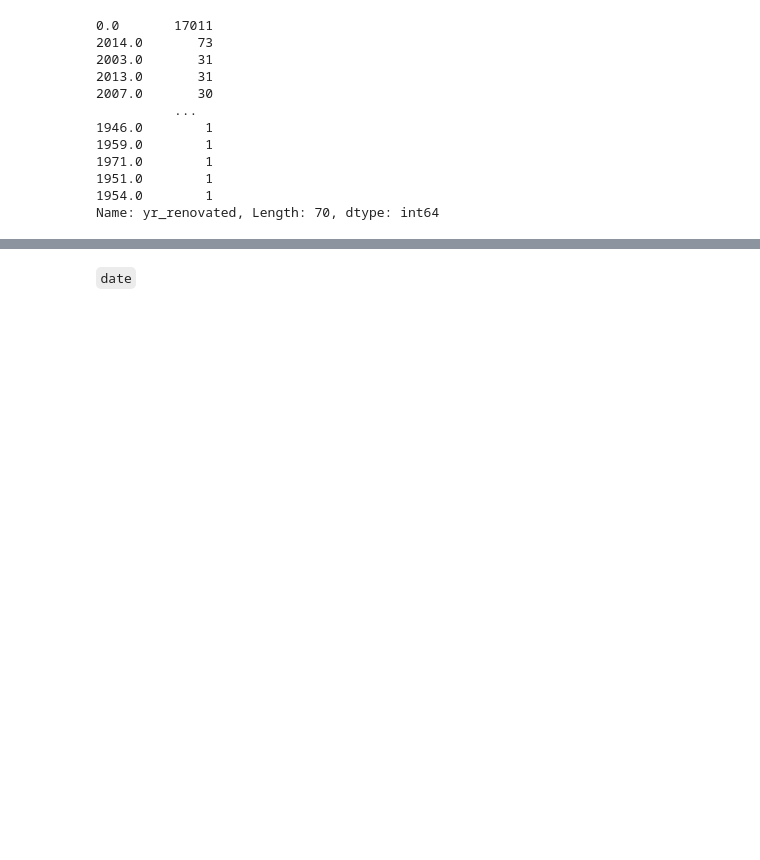
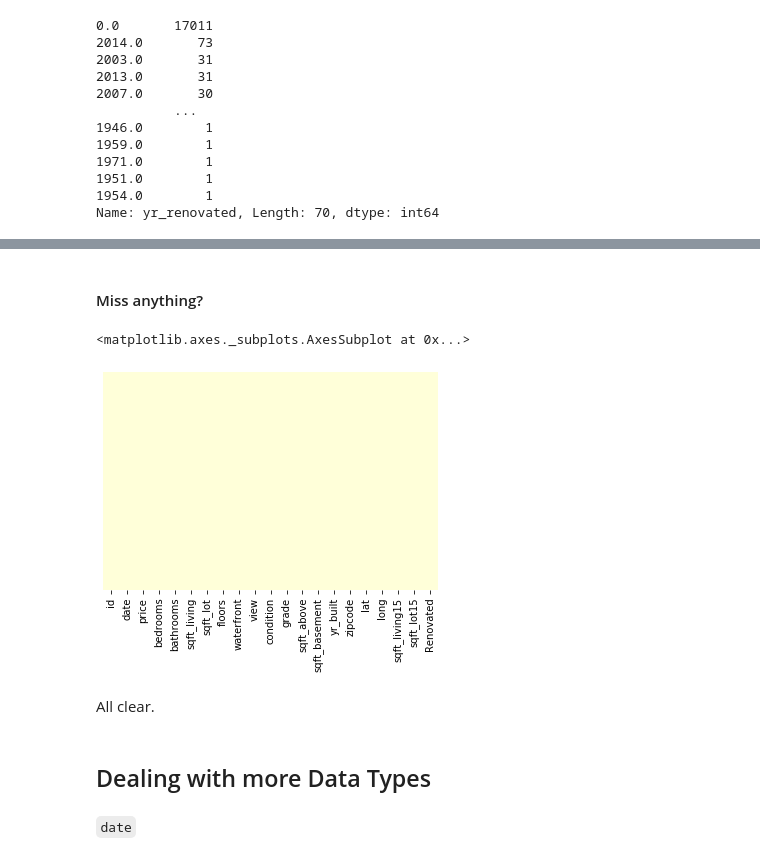
Before and after one commit to jammy-bot/dsc-mod-2-project-v2-1-online-ds-ft-120919, a Jupyter notebook: 1-obtain-and scrub.ipynb, the cells around one changed output, grey strips where cells are left out. Drawn from its saved outputs; the diff is of its cells as text; code cells hidden in the pictures; blank space fills up the shorter version.

```diff
--- a/1-obtain-and scrub.ipynb
+++ b/1-obtain-and scrub.ipynb
@@ -259,0 +316,4 @@ data_f.waterfront.fillna(value=0, inplace=True)
+# %%
+# rounding the column down and casting as an integer
+data_f.waterfront = data_f.waterfront.round(0).astype('int64')
+data_f[data_f['waterfront'] == 1].head(1)
@@ -300,11 +367,3 @@ filter_1
 None of the homes with null views have duplicate IDs. This group makes me curious.
 
 Converting these values to 0s, but I may return to this group, depending on our central questions (to be developed in the next notebook section).
-# %%
-print("View - column nulls before processing: ", data_f.view.isna().sum())
-print("Converting from ", data_f.view.dtype, "-"*42)
-
-# first convert data type
-data_f['view'] = data_f['view'].astype(pd.Int64Dtype())
-
-print("Converted to ", data_f.view.dtype)
@@ -324,3 +379,11 @@ Column nulls before processing:  63
 ------------------------------------------------------------------------
 View column nulls after processing:
  0
+# %%
+print("View - column nulls before processing: ", data_f.view.isna().sum())
+print("Converting from ", data_f.view.dtype, "-"*42)
+
+# first convert data type
+data_f['view'] = data_f['view'].astype('int64')
+
+print("Converted to ", data_f.view.dtype)
@@ -371,3 +446,15 @@ data_f.head()
+# %% [markdown]
+#### Miss anything?
+# %%
+# using a heatmap to visualize where values are missing
+sns.heatmap(data_f.isnull(), yticklabels=False, cbar=False, cmap="YlGnBu")
+# %% [output]
+<matplotlib.axes._subplots.AxesSubplot at 0x...>
+[figure, added]
+# %% [markdown]
+All clear.
+# %% [markdown]
+## Dealing with more Data Types
 # %% [markdown]
 `date`
 # %%
```
Also changed, not shown: parts of 92 cells of this notebook, 8 other files.
